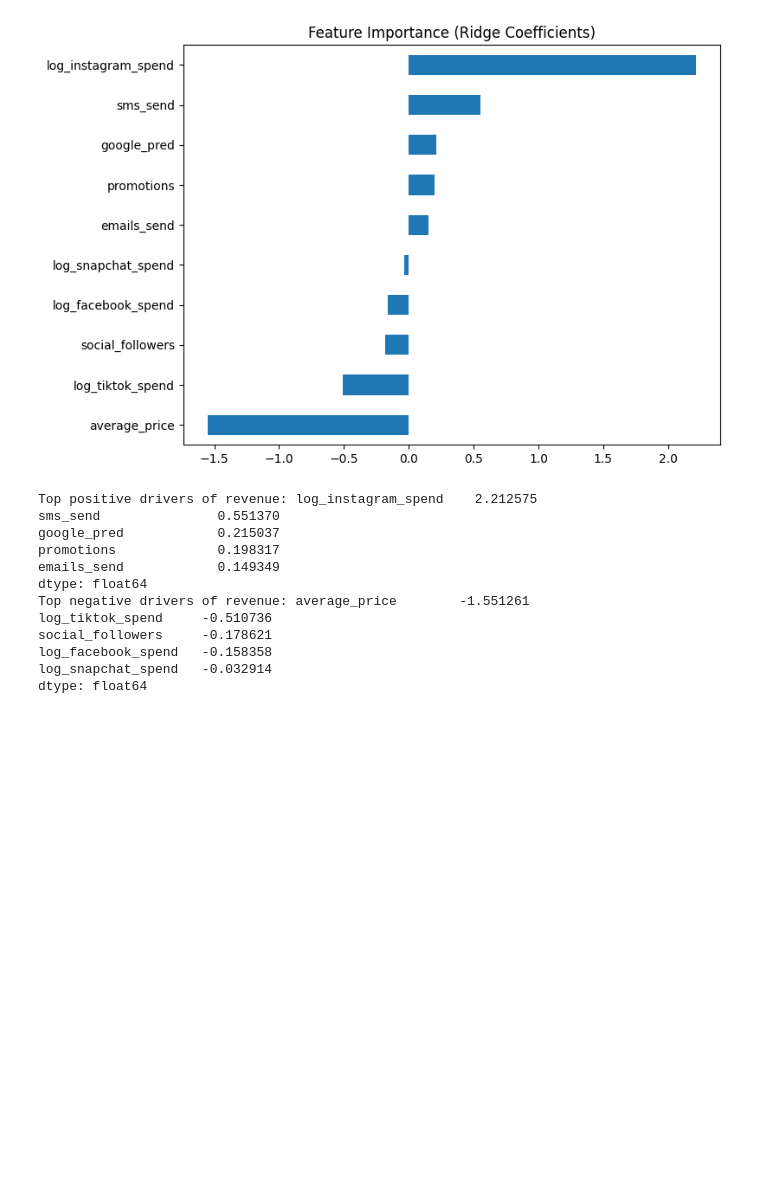
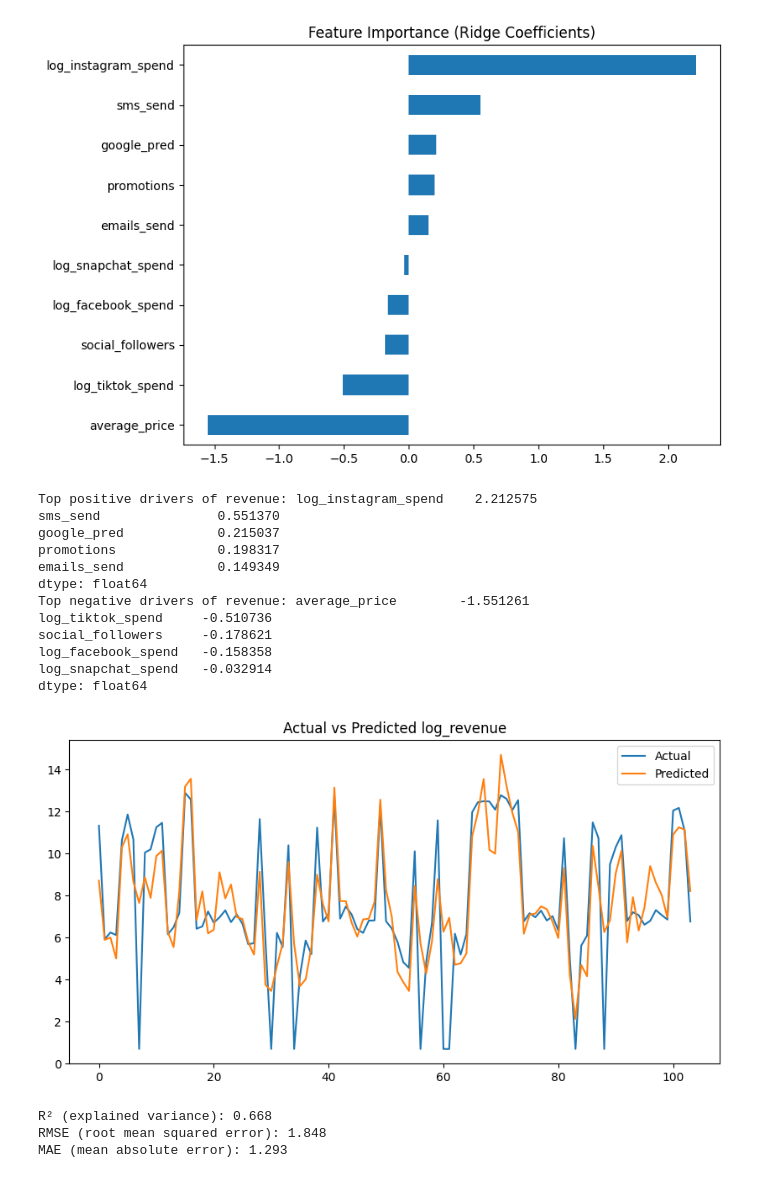
Before and after one commit to AnkitPallav/MMM_Lifesight, a Jupyter notebook: MMM_Modeling_with_Mediation.ipynb, the cells around one changed output. Cells and saved outputs as stored; diff of their text form; code cells hidden in the pictures; blank space fills up the shorter version.

Commit message:
MMM modeling notebook for revenue analysis

```diff
--- a/MMM_Modeling_with_Mediation.ipynb
+++ b/MMM_Modeling_with_Mediation.ipynb
@@ -123,3 +118,28 @@ social_followers     -0.178621
 log_facebook_spend   -0.158358
 log_snapchat_spend   -0.032914
 dtype: float64
+# %%
+plt.figure(figsize=(10,5))
+plt.plot(y_stage2.values, label='Actual')
+plt.plot(y_pred, label='Predicted')
+plt.legend()
+plt.title('Actual vs Predicted log_revenue')
+plt.show()
+# %% [output]
+[figure, added]
+# %%
+from sklearn.metrics import r2_score, mean_squared_error, mean_absolute_error
+import numpy as np
+
+# Evaluate model performance
+r2 = r2_score(y_stage2, y_pred)
+rmse = np.sqrt(mean_squared_error(y_stage2, y_pred))
+mae = mean_absolute_error(y_stage2, y_pred)
+
+print("R² (explained variance):", round(r2, 3))
+print("RMSE (root mean squared error):", round(rmse, 3))
+print("MAE (mean absolute error):", round(mae, 3))
+# %% [output]
+R² (explained variance): 0.668
+RMSE (root mean squared error): 1.848
+MAE (mean absolute error): 1.293
```
Also changed, not shown: parts of 7 cells of this notebook.
